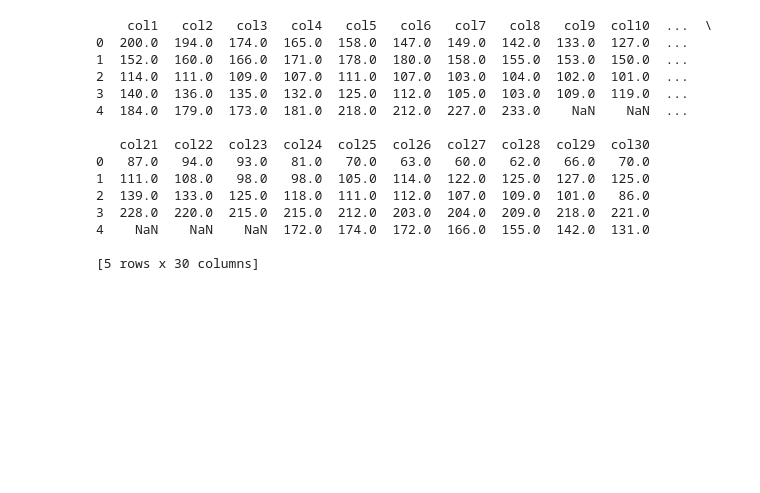
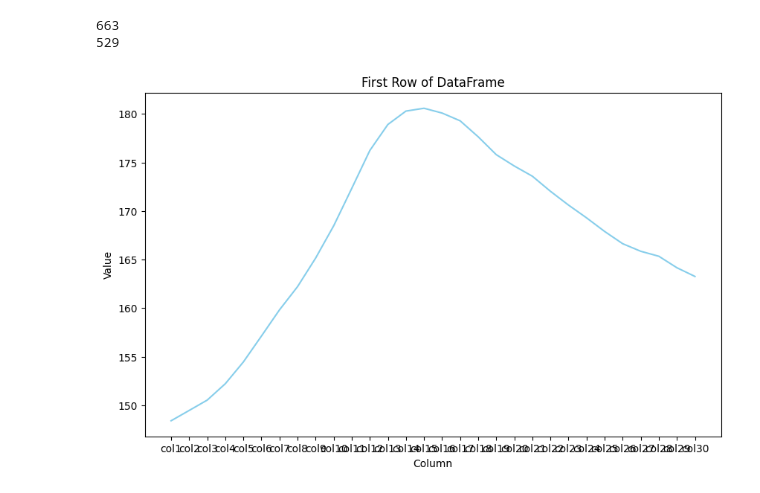
Before and after one commit to lhona01/DataMining_Machine_Model_Training, a Jupyter notebook: train.ipynb, the cells around one changed output. Cells and saved outputs as stored; diff of their text form; code cells hidden in the pictures; blank space fills up the shorter version.

```diff
--- a/train.ipynb
+++ b/train.ipynb
@@ -1,5 +1,11 @@
 # %%
 import pandas as pd
+import numpy as np
+from sklearn.impute import KNNImputer
+import matplotlib.pyplot as plt
+from sklearn.model_selection import KFold
+from sklearn.tree import DecisionTreeClassifier
+from sklearn.metrics import precision_score, recall_score, f1_score, accuracy_score
 
 ######################## PART 1 #####################################################
 def getTrainingData(insulin_csv, cgm_csv):
@@ -114,21 +120,59 @@ def getTrainingData(insulin_csv, cgm_csv):
 
 meal_data, no_meal_data = getTrainingData('InsulinData.csv', 'CGMData.csv')
 meal_data_1, no_meal_data_1 = getTrainingData('Insulin_patient2.csv', 'CGM_patient2.csv')
-print(meal_data_1.head(5))
-    ######################## PART 2 #####################################################
+
+meal_data = pd.concat([meal_data, meal_data_1], axis=0, ignore_index=True)
+no_meal_data = pd.concat([no_meal_data, no_meal_data_1], axis=0, ignore_index=True)
+
+del meal_data_1
+del no_meal_data_1
+
+meal_data.reset_index(drop=True, inplace=True)
+no_meal_data.reset_index(drop=True, inplace=True)
+
+# Handling Missing data
+# 1. Get rid of rows thats mising more that 5% of the data
+def rid_rows_threshold(record):
+    threshold = 0.05 # 5%
+    empty_cell_count = record.isna().sum(axis=1)
+    total_cells = record.shape[1]
+    rows_to_keep = empty_cell_count / total_cells < threshold
+    return record[rows_to_keep]
+
+meal_data = rid_rows_threshold(meal_data)
+no_meal_data = rid_rows_threshold(no_meal_data)
+
+# performing knn for 1st column is a bad idea because knn = 2
+meal_data = meal_data.dropna(subset=['col1'])
+no_meal_data = no_meal_data.dropna(subset=['col1'])
+
+# 2. perform KNN to predict missing values
+def knn_imputer(record):
+    imputer = KNNImputer(n_neighbors=2)
+
+    return pd.DataFrame(imputer.fit_transform(record), columns=record.columns)
+
+meal_data = knn_imputer(meal_data)
+no_meal_data = knn_imputer(no_meal_data)
+print(len(meal_data))
+print(len(no_meal_data))
 # %% [output]
-    col1   col2   col3   col4   col5   col6   col7   col8   col9  col10  ...  \
-0  200.0  194.0  174.0  165.0  158.0  147.0  149.0  142.0  133.0  127.0  ...
-1  152.0  160.0  166.0  171.0  178.0  180.0  158.0  155.0  153.0  150.0  ...
-2  114.0  111.0  109.0  107.0  111.0  107.0  103.0  104.0  102.0  101.0  ...
-3  140.0  136.0  135.0  132.0  125.0  112.0  105.0  103.0  109.0  119.0  ...
-4  184.0  179.0  173.0  181.0  218.0  212.0  227.0  233.0    NaN    NaN  ...
-
-   col21  col22  col23  col24  col25  col26  col27  col28  col29  col30
-0   87.0   94.0   93.0   81.0   70.0   63.0   60.0   62.0   66.0   70.0
-1  111.0  108.0   98.0   98.0  105.0  114.0  122.0  125.0  127.0  125.0
-2  139.0  133.0  125.0  118.0  111.0  112.0  107.0  109.0  101.0   86.0
-3  228.0  220.0  215.0  215.0  212.0  203.0  204.0  209.0  218.0  221.0
-4    NaN    NaN    NaN  172.0  174.0  172.0  166.0  155.0  142.0  131.0
-
-[5 rows x 30 columns]
+663
+529
+# %%
+row = meal_data.mean()
+# Create a plot
+plt.figure(figsize=(10, 6))
+
+# Plot the first row
+plt.plot(row.index, row.values, color='skyblue')
+
+# Add title and labels
+plt.title('First Row of DataFrame')
+plt.xlabel('Column')
+plt.ylabel('Value')
+
+# Display the plot
+plt.show()
+# %% [output]
+[figure, added]
```
Also changed, not shown: parts of 7 cells of this notebook, 2 other files.
